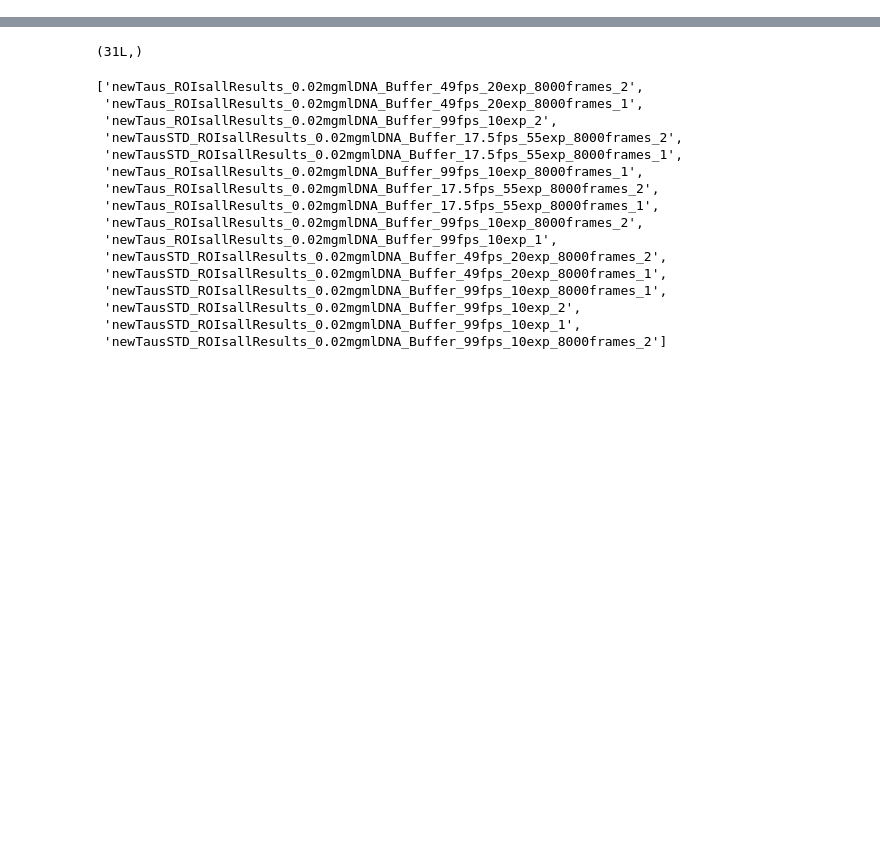
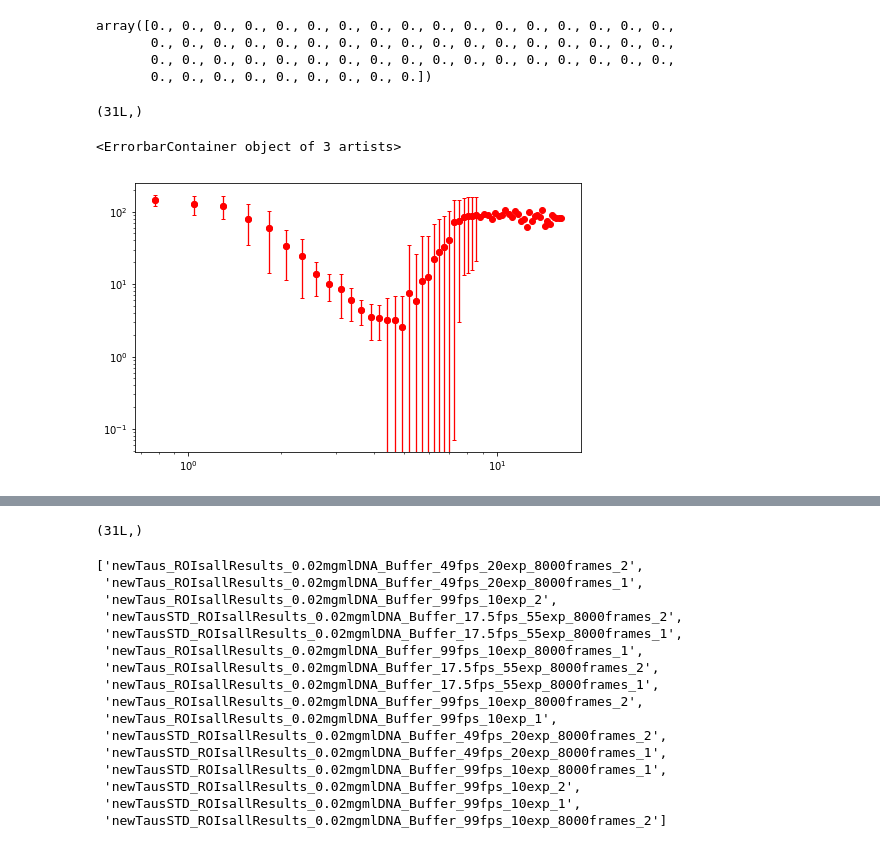
Before and after one commit to rmcgorty/Differential-Dynamic-Microscopy---Python, a Jupyter notebook: Plotting all q vs tau and getting diffusion coefficient .ipynb, the cells around one changed output, grey strips where cells are left out. Drawn from its saved outputs; the diff is of its cells as text; code cells hidden in the pictures; blank space fills up the shorter version.

```diff
--- a/Plotting all q vs tau and getting diffusion coefficient .ipynb
+++ b/Plotting all q vs tau and getting diffusion coefficient .ipynb
@@ -55,2 +119,22 @@ data_file = Sample2[num]+"_"+samNumber[ss]+".p"
 
 Ana_data = pickle.load(open(data_dir + data_file, 'r'))
+# %%
+V = ['top', 'bottom']
+z = 1
+
+#This will plot all of the q vs tau for all of the ROIs in the
+tau = np.zeros([len(ROI),63]) #decay time
+amp = np.zeros_like(tau) #amplitude
+bg = np.zeros_like(tau) #background
+alph = np.zeros_like(tau) #alpha (stretching exponent)
+chi2 = np.zeros_like(tau)
+
+for i in range(len(ROI)):
+    fitparams = Ana_data['fitparams_falpha_'+V[z]+ROI[i]]
+    tau[i,:] = fitparams[:,1]
+    amp[i,:] = fitparams[:,0]
+    bg[i,:] = fitparams[:,2]
+    alph[i,:] = fitparams[:,3]
+# %%
+for i in range(len(ROI)):
+    tauB[i] = ddm.newt(tau[i,2:-1],alph[i,2:-1])
@@ -56,0 +148,5 @@ Ana_data = pickle.load(open(data_dir + data_file, 'r'))
+# %%
+this = that+1
+that = this+len(ROI)
+
+tauA[this:that,:] = tauB
@@ -57 +160,4 @@ Ana_data = pickle.load(open(data_dir + data_file, 'r'))
+# %%
+taus = np.mean(tauA[:56,:], axis=0)
+taustd = np.std(tauA[:56,:], axis=0)
 # %%
@@ -117,0 +178,18 @@ that = 7
+# %%
+tt[3]
+# %% [output]
+array([0., 0., 0., 0., 0., 0., 0., 0., 0., 0., 0., 0., 0., 0., 0., 0., 0.,
+       0., 0., 0., 0., 0., 0., 0., 0., 0., 0., 0., 0., 0., 0., 0., 0., 0.,
+       0., 0., 0., 0., 0., 0., 0., 0., 0., 0., 0., 0., 0., 0., 0., 0., 0.,
+       0., 0., 0., 0., 0., 0., 0., 0., 0.])
+# %%
+taus[:-29].shape
+# %% [output]
+(31L,)
+# %%
+fig,ax = plt.subplots(figsize=(8,8/1.618))
+ax.loglog(q[3:-1], taus, 'ro')
+ax.errorbar(q[3:-30],taus[:-29],yerr=taustd[:-29],fmt='ro', elinewidth = 1.3, capsize=2)
+# %% [output]
+<ErrorbarContainer object of 3 artists>
+[figure, added]
```
Also changed, not shown: parts of 22 cells of this notebook, 1 other file.
